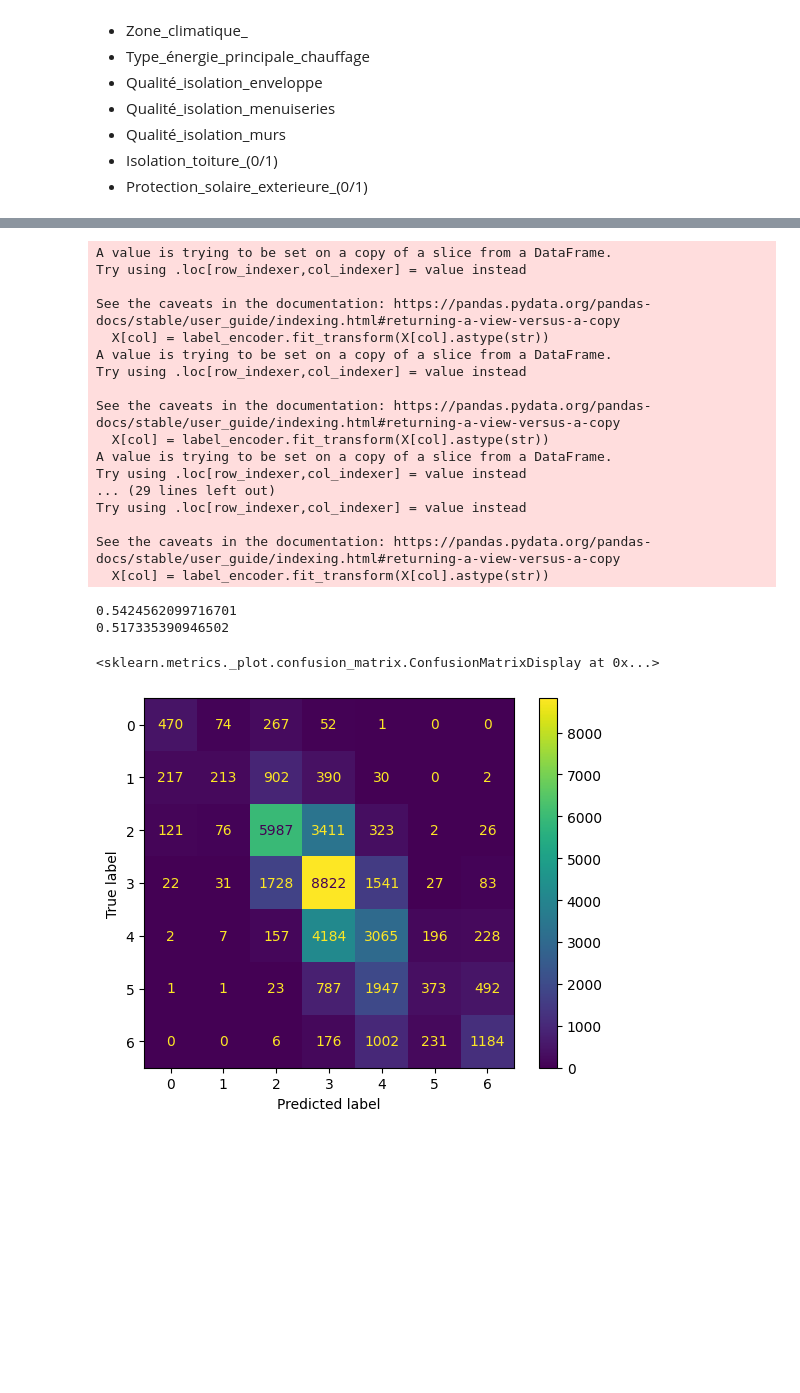
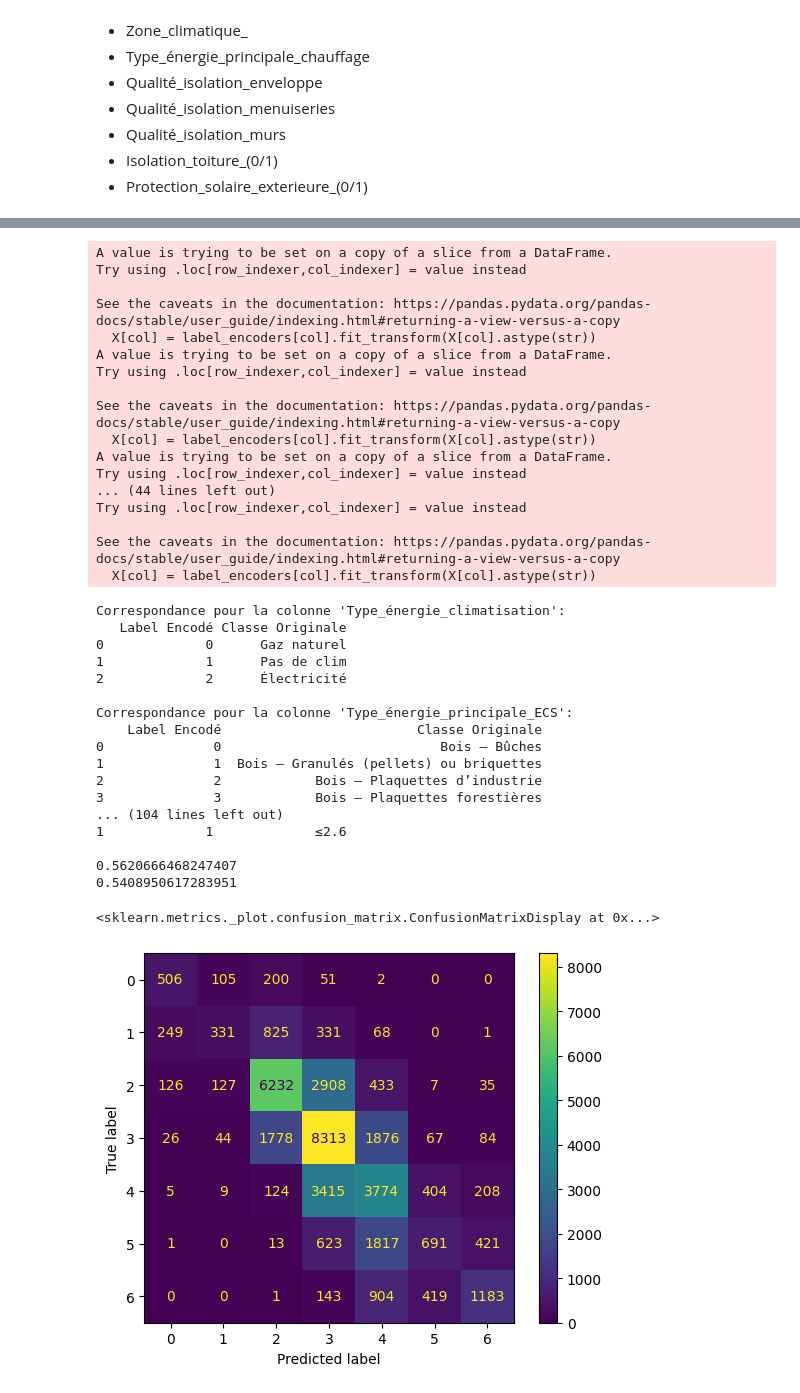
Before and after one commit to lolomasterIA/BGDIA706_DPE, a Jupyter notebook: src/trees.ipynb, the cells around one changed output, grey strips where cells are left out. Cells and saved outputs as stored; diff of their text form; code cells hidden in the pictures; blank space fills up the shorter version.

```diff
--- a/src/trees.ipynb
+++ b/src/trees.ipynb
@@ -28,15 +28,18 @@ df['Classe_Surface'] = df['Surface_habitable_logement'].apply(
     lambda x: '≤50' if x <= 50 else '50-100' if 50 < x <= 100 else '100-150' if 100 < x <= 150 else '150-200' if 150 < x <= 200 else '200-250' if 200 < x <= 250 else '250-300' if 250 < x <= 300 else '300-350' if 300 < x <= 350 else '350-400' if 350 < x <= 400 else '>400'
 )
 
+df['Type_énergie_climatisation'] = df['Type_énergie_climatisation'].fillna(
+    "Pas de clim")
+
 # un peu d'affichage
 for id, value in enumerate(df.columns):
     print(value)
 # print(df["Classe_Hauteur"])
 
 
-print(df["Type_énergie_n°1"].unique())
-print(df["Type_énergie_n°2"].unique())
-print(df["Type_énergie_n°3"].unique())
+print(df["Qualité_isolation_enveloppe"].unique())
+print(df["Surface_climatisée"].unique())
+print(df["Type_énergie_climatisation"].unique())
 # %% [output]
 N°DPE
 Date_réception_DPE
@@ -61,6 +64,8 @@ from sklearn.preprocessing import LabelEncoder
 
 
 colonnes_a_garder = [
+    "Type_énergie_climatisation",
+    "Type_énergie_principale_ECS",
     "Type_énergie_n°1",
     "Type_bâtiment",
     "Classe_Surface",
@@ -137,8 +145,12 @@ See the caveats in the documentation: https://pandas.pydata.org/pandas-docs/stab
 # essayons de voir si le classifieur fonctionne sur ces données
 from sklearn.metrics import confusion_matrix, ConfusionMatrixDisplay
 from sklearn.model_selection import train_test_split
+import numpy as np
 
 colonnes_a_garder = [
+    "Type_énergie_climatisation",
+    "Type_énergie_principale_ECS",
+    "Type_énergie_n°1",
     "Classe_Surface",
     "Zone_climatique_",
     "Type_énergie_principale_chauffage",
@@ -148,58 +160,89 @@ colonnes_a_garder = [
     "Qualité_isolation_plancher_bas",
     "Classe_inertie_bâtiment",
     "Logement_traversant_(0/1)",
-    "Présence_brasseur_air_(0/1)",
     "Isolation_toiture_(0/1)",
     "Protection_solaire_exterieure_(0/1)",
-    "Inertie_lourde_(0/1)",
     "N°_région_(BAN)",
     "Classe_Hauteur"
 ]
 
 
+X_label = df[colonnes_a_garder]
 X = df[colonnes_a_garder]
 y = df['Etiquette_DPE']
 
 non_numeric_columns = X.select_dtypes(exclude=['number']).columns
 label_encoder = LabelEncoder()
+label_encoders = {}
+column_mappings = {}
+
 for col in non_numeric_columns:
-    X[col] = label_encoder.fit_transform(X[col].astype(str))
+    label_encoders[col] = LabelEncoder()
+    X[col] = label_encoders[col].fit_transform(X[col].astype(str))
+
+    # Stocker la correspondance dans un DataFrame
+    mapping = pd.DataFrame({
+        'Label Encodé': range(len(label_encoders[col].classes_)),
+        'Classe Originale': label_encoders[col].classes_
+    })
+    column_mappings[col] = mapping
+
+# Afficher toutes les correspondances pour chaque colonne
+for col, mapping in column_mappings.items():
+    print(f"Correspondance pour la colonne '{col}':")
+    print(mapping)
+    print()
 
 X_train, X_test, y_train, y_test = train_test_split(
     X, y, test_size=0.3)
 
 rf_classifier = RandomForestClassifier(n_estimators=50, max_depth=10)
 rf_classifier.fit(X_train, y_train)
 print(rf_classifier.score(X_train, y_train))
 print(rf_classifier.score(X_test, y_test))
 
 # Prédictions sur l'ensemble de test
 y_pred = rf_classifier.predict(X_test)
 
 # Générer la matrice de confusion
 cm = confusion_matrix(y_test, y_pred)
 disp = ConfusionMatrixDisplay(
     confusion_matrix=cm)
 disp.plot(cmap="viridis")
 # %% [output]
 A value is trying to be set on a copy of a slice from a DataFrame.
 Try using .loc[row_indexer,col_indexer] = value instead
 
 See the caveats in the documentation: https://pandas.pydata.org/pandas-docs/stable/user_guide/indexing.html#returning-a-view-versus-a-copy
-  X[col] = label_encoder.fit_transform(X[col].astype(str))
+  X[col] = label_encoders[col].fit_transform(X[col].astype(str))
 A value is trying to be set on a copy of a slice from a DataFrame.
 Try using .loc[row_indexer,col_indexer] = value instead
 
 See the caveats in the documentation: https://pandas.pydata.org/pandas-docs/stable/user_guide/indexing.html#returning-a-view-versus-a-copy
-  X[col] = label_encoder.fit_transform(X[col].astype(str))
+  X[col] = label_encoders[col].fit_transform(X[col].astype(str))
 A value is trying to be set on a copy of a slice from a DataFrame.
 Try using .loc[row_indexer,col_indexer] = value instead
-... (29 lines left out)
+... (44 lines left out)
 Try using .loc[row_indexer,col_indexer] = value instead
 
 See the caveats in the documentation: https://pandas.pydata.org/pandas-docs/stable/user_guide/indexing.html#returning-a-view-versus-a-copy
-  X[col] = label_encoder.fit_transform(X[col].astype(str))
+  X[col] = label_encoders[col].fit_transform(X[col].astype(str))
-0.5424562099716701
-0.517335390946502
+Correspondance pour la colonne 'Type_énergie_climatisation':
+   Label Encodé Classe Originale
+0             0      Gaz naturel
+1             1      Pas de clim
+2             2      Électricité
+
+Correspondance pour la colonne 'Type_énergie_principale_ECS':
+    Label Encodé                         Classe Originale
+0              0                            Bois – Bûches
+1              1  Bois – Granulés (pellets) ou briquettes
+2              2            Bois – Plaquettes d’industrie
+3              3            Bois – Plaquettes forestières
+... (104 lines left out)
+1             1             ≤2.6
+
+0.5620666468247407
+0.5408950617283951
 <sklearn.metrics._plot.confusion_matrix.ConfusionMatrixDisplay at 0x...>
-[figure, old version]
+[figure, new version]
```
Also changed, not shown: parts of 5 cells of this notebook.
